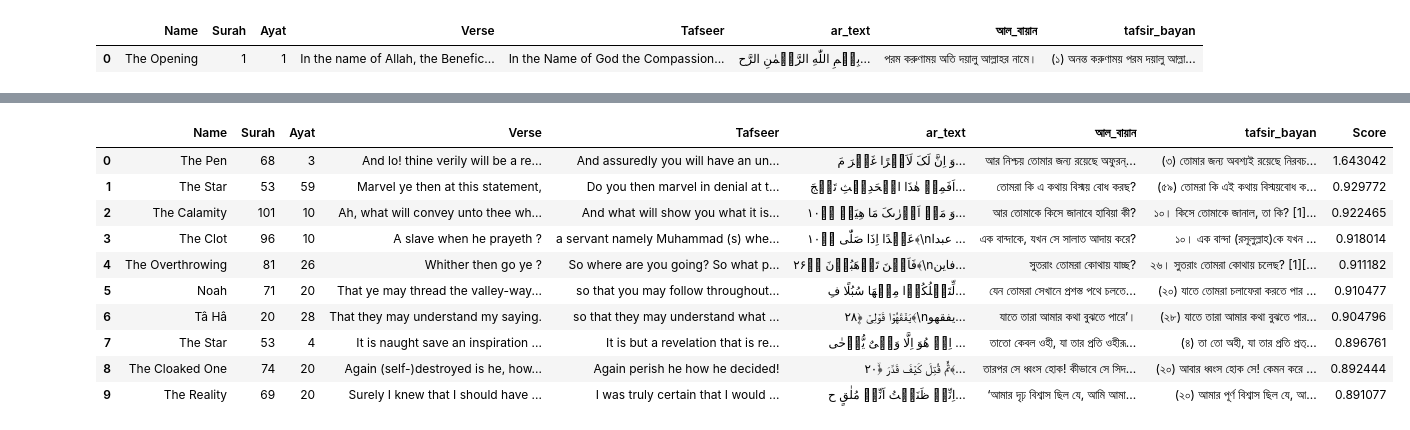
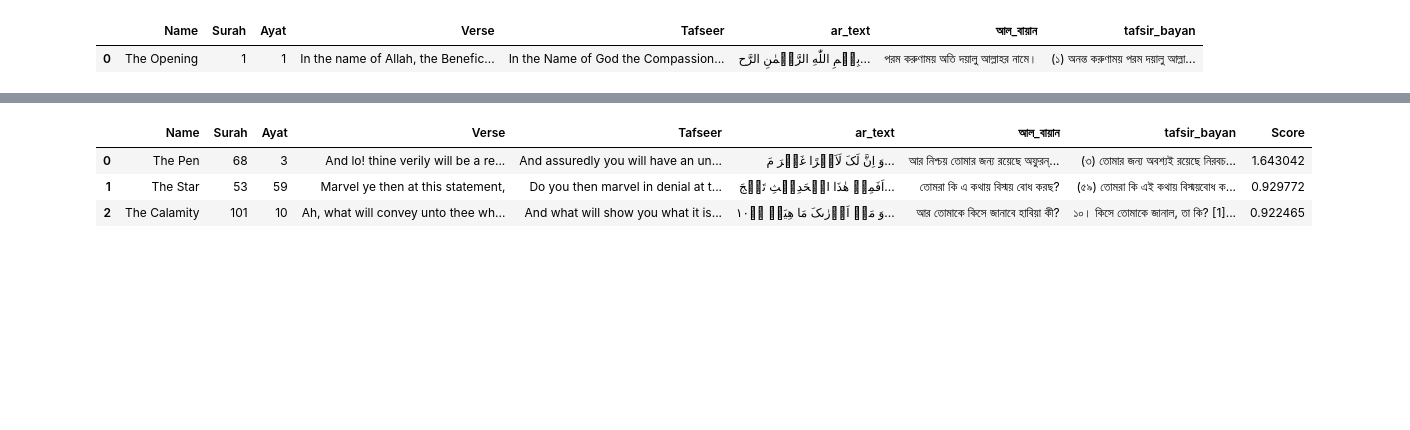
Before and after one commit to mobassir94/Multilingual-NLP-for-Islamic-Theology, a Jupyter notebook: demo_notebooks/inference-demo-v2-mlt-quran-hadith.ipynb, the cells around one changed output, grey strips where cells are left out. Cells and saved outputs as stored; diff of their text form; code cells hidden in the pictures; blank space fills up the shorter version.

```diff
--- a/demo_notebooks/inference-demo-v2-mlt-quran-hadith.ipynb
+++ b/demo_notebooks/inference-demo-v2-mlt-quran-hadith.ipynb
@@ -79,10 +79,17 @@ en_bn_quran_tafsir = pd.read_csv('../input/assets/en_bn_quran_tafsir.csv')
 
 en_bn_bukhari_muslim = pd.read_csv('../input/assets/en_bn_bukhari_muslim.csv')
 # %%
-def similarity(v1, v2):
-    n1 = np.linalg.norm(v1)
-    n2 = np.linalg.norm(v2)
-    return np.dot(v1, v2) / n1 / n2
+from numpy import dot
+from numpy.linalg import norm
+#https://stackoverflow.com/questions/21030391/how-to-normalize-a-numpy-array-to-a-unit-vector
+def normalized(a, axis=-1, order=2):
+    l2 = np.atleast_1d(np.linalg.norm(a, order, axis))
+    l2[l2==0] = 1
+    return a / np.expand_dims(l2, axis)
+
+
+def pairwise_dot(v1, v2):
+    return (normalized(v1) * normalized(v2)).sum(axis=1)
 
 def pairwise_euclidean_dists(x, y):
     dists = -2 * np.matmul(x, y.T)
@@ -102,7 +109,8 @@ def MLT_Sahih_Hadith_Search_Engine(query,size=10,language = 'en',metric = 'dot',
 
     if(metric == 'dot'):
         query_embedding = np.squeeze(np.asarray(query_embedding))
-        linear_similarities = similarity(corpus_emb_hadith, query_embedding)
+        linear_similarities = pairwise_dot(corpus_emb_hadith, query_embedding)
+
     else:
         linear_similarities = pairwise_euclidean_dists(corpus_emb_hadith, query_embedding)
         linear_similarities = np.squeeze(np.asarray(linear_similarities))
@@ -146,7 +154,8 @@ def Multilingual_Quran_Hadith_Search_Engine(query,size=10,language = 'en',metric
 
     if(metric == 'dot'):
         query_embedding = np.squeeze(np.asarray(query_embedding))
-        linear_similarities = similarity(corpus_emb_quran, query_embedding)
+        linear_similarities = pairwise_dot(corpus_emb_quran, query_embedding)
+
     else:
         linear_similarities = pairwise_euclidean_dists(corpus_emb_quran, query_embedding)
         linear_similarities = np.squeeze(np.asarray(linear_similarities))
@@ -197,5 +212,5 @@ mlt_hadiths
 # %%
 %%time
-find,mlt_hadiths = Multilingual_Quran_Hadith_Search_Engine("আমি কি পুরস্কার পেতে পারি?",language = 'bn',metric = 'l2')
+find,mlt_hadiths = Multilingual_Quran_Hadith_Search_Engine("আমি কি পুরস্কার পেতে পারি?",size=3,language = 'en',metric = 'l2')
 find
 # %% [output]
@@ -204,14 +219,7 @@ Wall time: 196 ms
 |  | Name | Surah | Ayat | Verse | Tafseer | ar_text | আল_বায়ান | tafsir_bayan | Score |
 | 0 | The Pen | 68 | 3 | And lo! thine verily will be a re... | And assuredly you will have an un... | وَ اِنَّ لَکَ لَاَجۡرًا غَیۡرَ مَ... | আর নিশ্চয় তোমার জন্য রয়েছে অফুরন্... | (৩) তোমার জন্য অবশ্যই রয়েছে নিরবচ... | 1.643042 |
 | 1 | The Star | 53 | 59 | Marvel ye then at this statement, | Do you then marvel in denial at t... | اَفَمِنۡ هٰذَا الۡحَدِیۡثِ تَعۡجَ... | তোমরা কি এ কথায় বিস্ময় বোধ করছ? | (৫৯) তোমরা কি এই কথায় বিস্ময়বোধ ক... | 0.929772 |
 | 2 | The Calamity | 101 | 10 | Ah, what will convey unto thee wh... | And what will show you what it is... | وَ مَاۤ اَدۡرٰىکَ مَا هِیَهۡ ﴿ؕ۱۰... | আর তোমাকে কিসে জানাবে হাবিয়া কী? | ১০। কিসে তোমাকে জানাল, তা কি? [1]... | 0.922465 |
-| 3 | The Clot | 96 | 10 | A slave when he prayeth ? | a servant namely Muhammad (s) whe... | عَبۡدًا اِذَا صَلّٰی ﴿ؕ۱۰﴾\nعبدا ... | এক বান্দাকে, যখন সে সালাত আদায় করে? | ১০। এক বান্দা (রসূলুল্লাহ)কে যখন ... | 0.918014 |
-| 4 | The Overthrowing | 81 | 26 | Whither then go ye ? | So where are you going? So what p... | فَاَیۡنَ تَذۡهَبُوۡنَ ﴿ؕ۲۶﴾\nفاین... | সুতরাং তোমরা কোথায় যাচ্ছ? | ২৬। সুতরাং তোমরা কোথায় চলেছ? [1][... | 0.911182 |
-| 5 | Noah | 71 | 20 | That ye may thread the valley-way... | so that you may follow throughout... | لِّتَسۡلُکُوۡا مِنۡهَا سُبُلًا فِ... | যেন তোমরা সেখানে প্রশস্ত পথে চলতে... | (২০) যাতে তোমরা চলাফেরা করতে পার ... | 0.910477 |
-| 6 | Tâ Hâ | 20 | 28 | That they may understand my saying. | so that they may understand what ... | یَفۡقَهُوۡا قَوۡلِیۡ ﴿۪۲۸﴾\nیفقهو... | যাতে তারা আমার কথা বুঝতে পারে’। | (২৮) যাতে তারা আমার কথা বুঝতে পার... | 0.904796 |
-| 7 | The Star | 53 | 4 | It is naught save an inspiration ... | It is but a revelation that is re... | اِنۡ هُوَ اِلَّا وَحۡیٌ یُّوۡحٰی ... | তাতো কেবল ওহী, যা তার প্রতি ওহীরূ... | (৪) তা তো অহী, যা তার প্রতি প্রত্... | 0.896761 |
-| 8 | The Cloaked One | 74 | 20 | Again (self-)destroyed is he, how... | Again perish he how he decided! | ثُمَّ قُتِلَ کَیۡفَ قَدَّرَ ﴿ۙ۲۰﴾... | তারপর সে ধ্বংস হোক! কীভাবে সে সিদ... | (২০) আবার ধ্বংস হোক সে! কেমন করে ... | 0.892444 |
-| 9 | The Reality | 69 | 20 | Surely I knew that I should have ... | I was truly certain that I would ... | اِنِّیۡ ظَنَنۡتُ اَنِّیۡ مُلٰقٍ ح... | ‘আমার দৃঢ় বিশ্বাস ছিল যে, আমি আমা... | (২০) আমার পূর্ণ বিশ্বাস ছিল যে, আ... | 0.891077 |
 # %%
 mlt_hadiths
 # %% [output]
```
Also changed, not shown: parts of 6 cells of this notebook.
